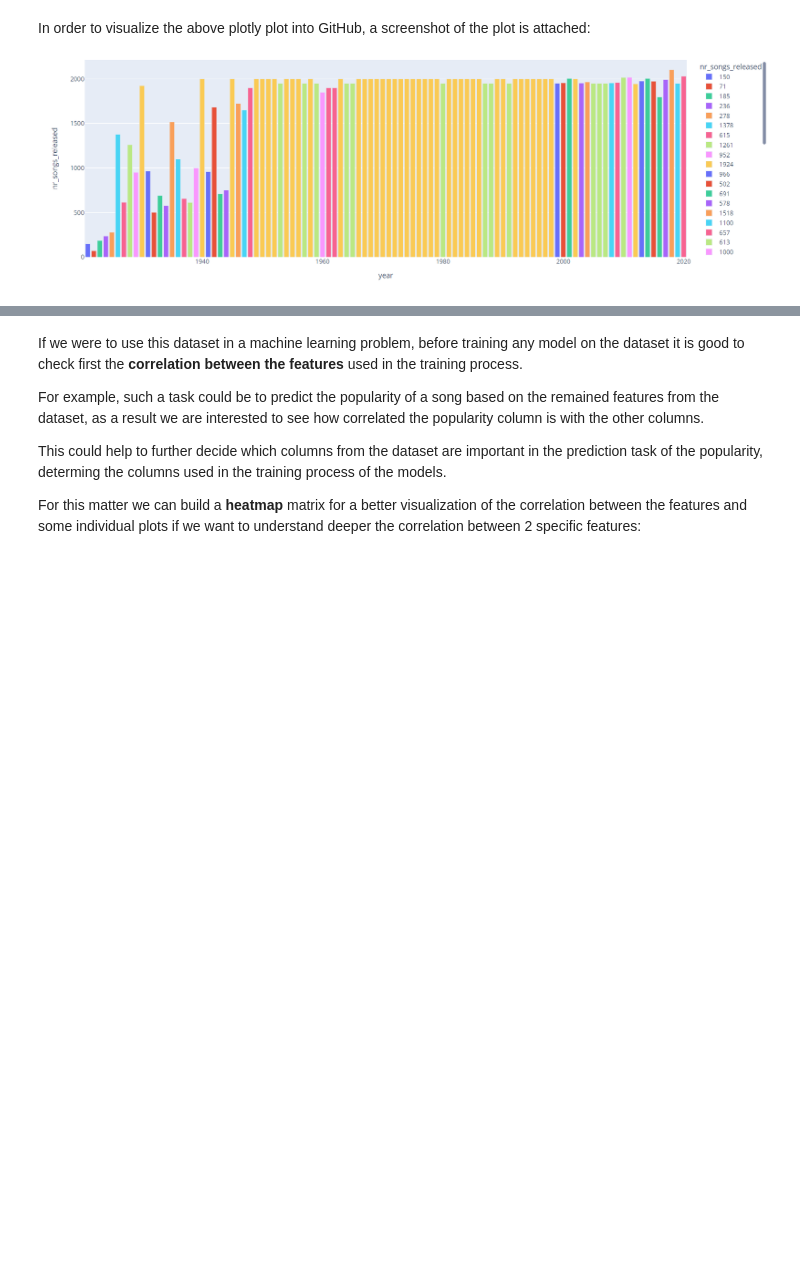
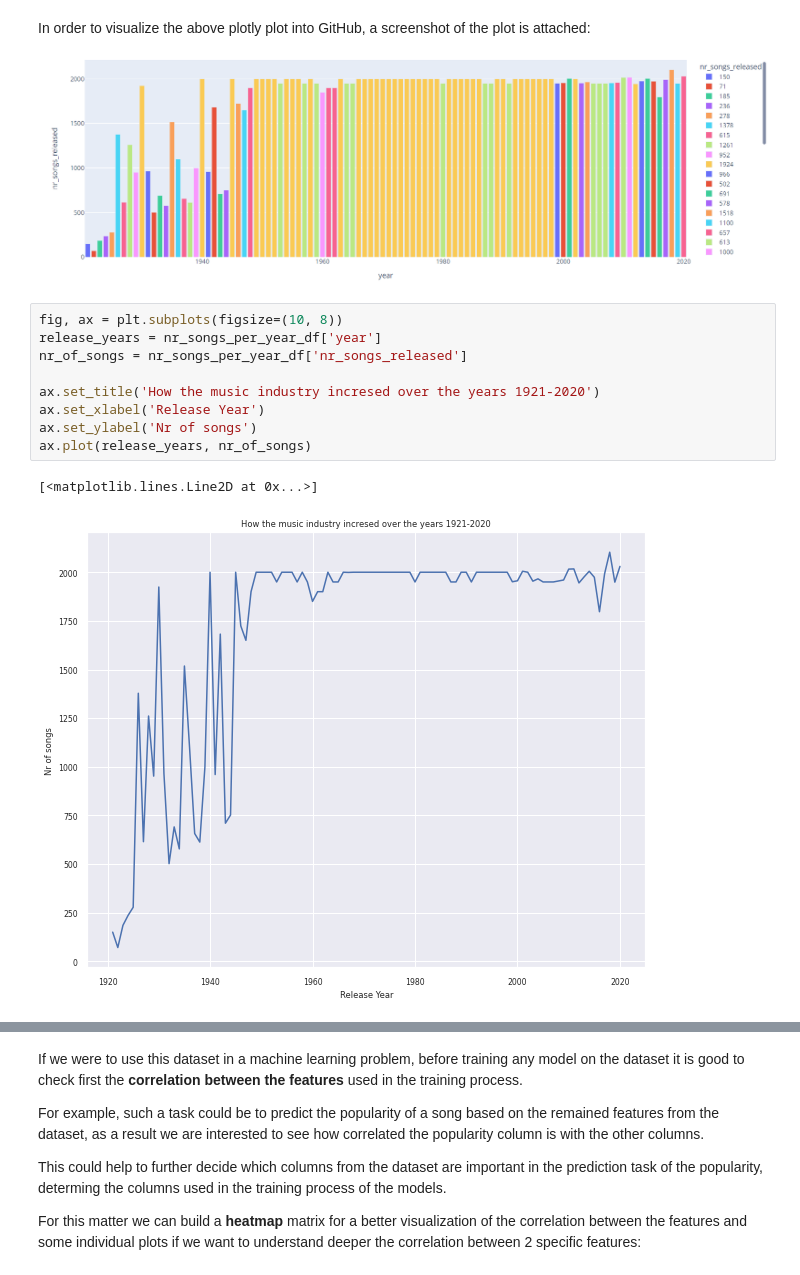
Before and after one commit to AnaMaria2019/data-vis-spotify-songs-dataset, a Jupyter notebook: data-vis-spotify-songs.ipynb, the cells around one changed output, grey strips where cells are left out. Drawn from its saved outputs; the diff is of its cells as text; blank space fills up the shorter version.

Commit message:
Add 2 line plots showing the evolution of music industry

```diff
--- a/data-vis-spotify-songs.ipynb
+++ b/data-vis-spotify-songs.ipynb
@@ -52,3 +53,15 @@ fig_nr_songs_per_year.show()
 [interactive output not drawn]
 # %% [markdown]
 In order to visualize the above plotly plot into GitHub, a screenshot of the plot is attached:![nr-songs-per-year.PNG](embedded-picture-1)
+# %%
+fig, ax = plt.subplots(figsize=(10, 8))
+release_years = nr_songs_per_year_df['year']
+nr_of_songs = nr_songs_per_year_df['nr_songs_released']
+
+ax.set_title('How the music industry incresed over the years 1921-2020')
+ax.set_xlabel('Release Year')
+ax.set_ylabel('Nr of songs')
+ax.plot(release_years, nr_of_songs)
+# %% [output]
+[<matplotlib.lines.Line2D at 0x...>]
+[figure, added]
```
Also changed, not shown: parts of 9 cells of this notebook, 2 other files.
